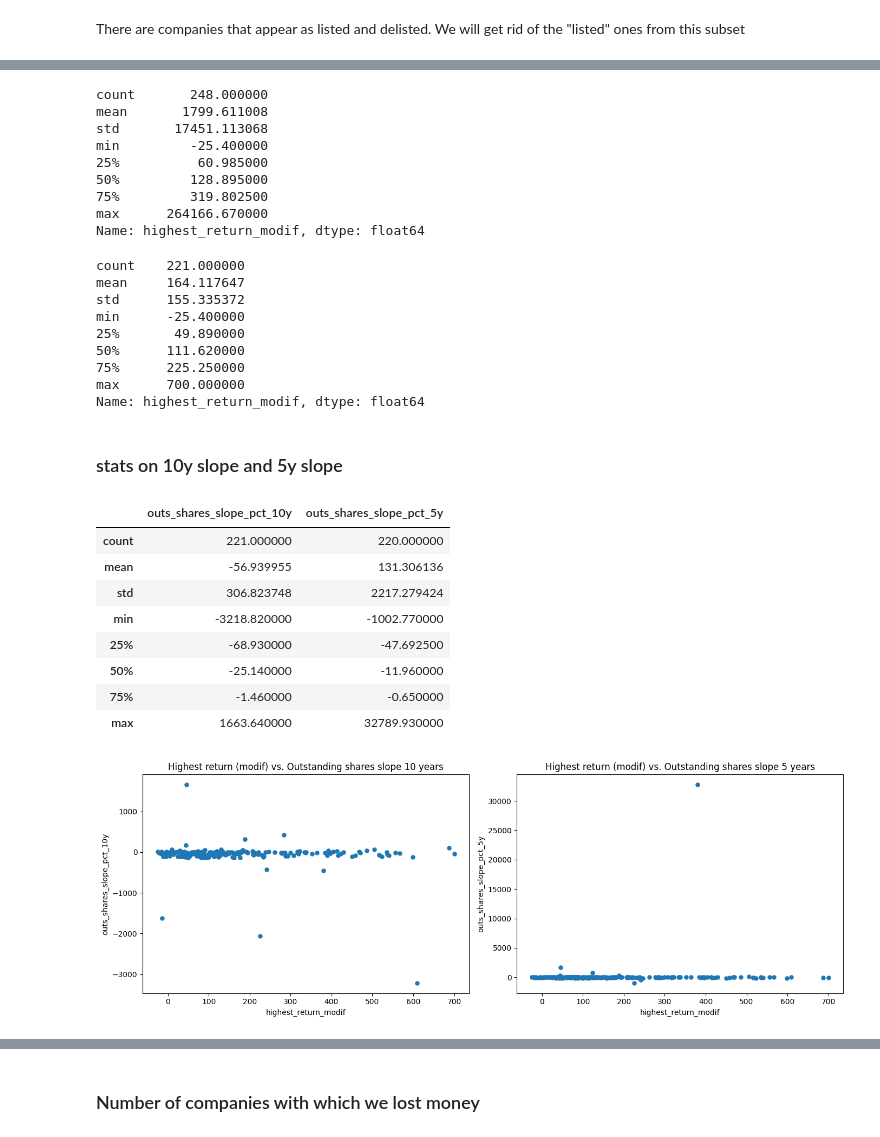
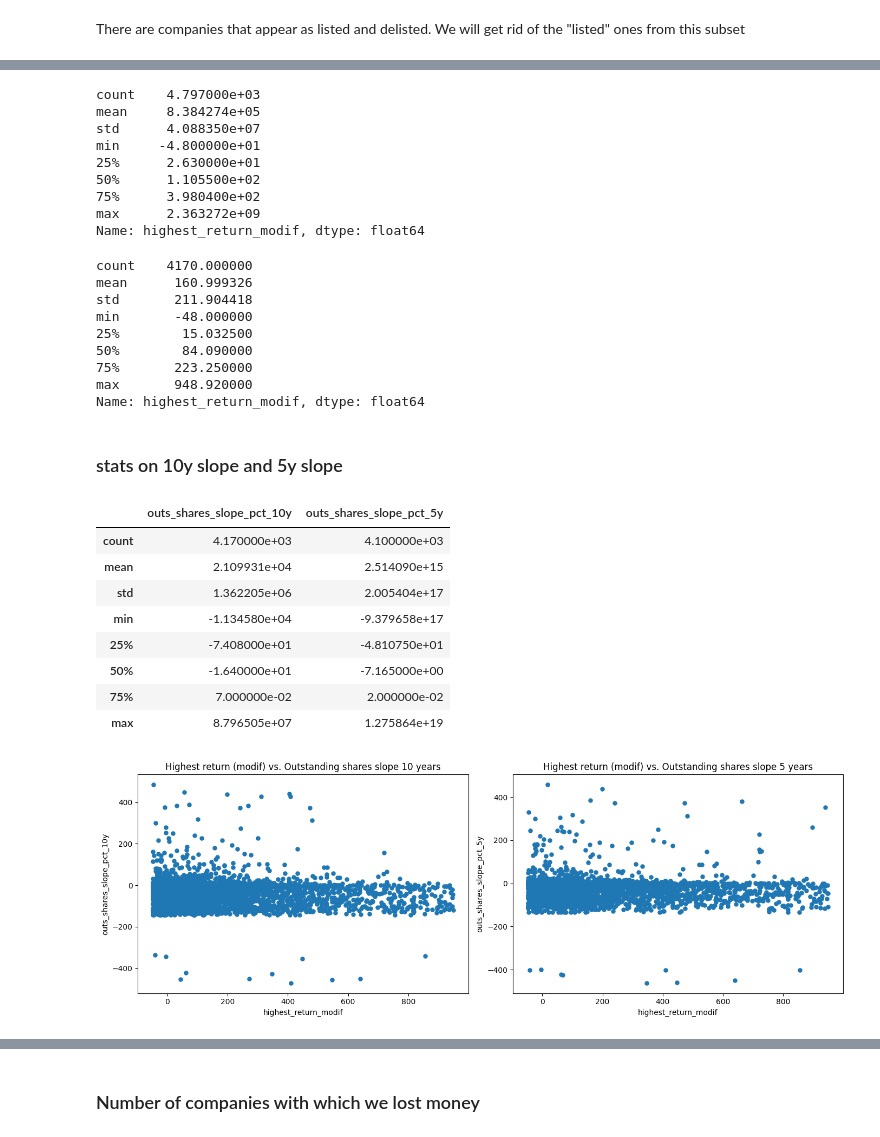
Before and after one commit to simonjpc/value_investment, a Jupyter notebook: notebooks/backtesting-output-analysis.ipynb, the cells around one changed output, grey strips where cells are left out. Cells and saved outputs as stored; diff of their text form; code cells hidden in the pictures.

```diff
--- a/notebooks/backtesting-output-analysis.ipynb
+++ b/notebooks/backtesting-output-analysis.ipynb
@@ -102,0 +116,4 @@ Name: highest_return_modif, dtype: float64
+# %%
+print(df.shape)
+df = df[df["highest_return_modif"] != np.Inf]
+print(df.shape)
@@ -174,14 +206,14 @@ No companies appeared more than once
 # %%
 df["highest_return_modif"].describe()
 # %% [output]
-count       248.000000
-mean       1799.611008
-std       17451.113068
-min         -25.400000
-25%          60.985000
-50%         128.895000
-75%         319.802500
-max      264166.670000
+count    4.797000e+03
+mean     8.384274e+05
+std      4.088350e+07
+min     -4.800000e+01
+25%      2.630000e+01
+50%      1.105500e+02
+75%      3.980400e+02
+max      2.363272e+09
 Name: highest_return_modif, dtype: float64
 # %%
 # Let's get rid of the outliers
@@ -193,14 +225,14 @@ df_wo_outliers = df_wo_outliers[(df_wo_outliers["highest_return_modif"] >= q1 -
 # %%
 df_wo_outliers["highest_return_modif"].describe()
 # %% [output]
-count    221.000000
-mean     164.117647
-std      155.335372
-min      -25.400000
-25%       49.890000
-50%      111.620000
-75%      225.250000
-max      700.000000
+count    4170.000000
+mean      160.999326
+std       211.904418
+min       -48.000000
+25%        15.032500
+50%        84.090000
+75%       223.250000
+max       948.920000
 Name: highest_return_modif, dtype: float64
 # %% [markdown]
 ### stats on 10y slope and 5y slope
@@ -208,27 +240,31 @@ Name: highest_return_modif, dtype: float64
 df_wo_outliers[["outs_shares_slope_pct_10y", "outs_shares_slope_pct_5y"]].describe()
 # %% [output]
 |  | outs_shares_slope_pct_10y | outs_shares_slope_pct_5y |
-| count | 221.000000 | 220.000000 |
-| mean | -56.939955 | 131.306136 |
-| std | 306.823748 | 2217.279424 |
-| min | -3218.820000 | -1002.770000 |
-| 25% | -68.930000 | -47.692500 |
-| 50% | -25.140000 | -11.960000 |
-| 75% | -1.460000 | -0.650000 |
-| max | 1663.640000 | 32789.930000 |
+| count | 4.170000e+03 | 4.100000e+03 |
+| mean | 2.109931e+04 | 2.514090e+15 |
+| std | 1.362205e+06 | 2.005404e+17 |
+| min | -1.134580e+04 | -9.379658e+17 |
+| 25% | -7.408000e+01 | -4.810750e+01 |
+| 50% | -1.640000e+01 | -7.165000e+00 |
+| 75% | 7.000000e-02 | 2.000000e-02 |
+| max | 8.796505e+07 | 1.275864e+19 |
 # %%
+slope_thr = 500
+
 fig, ax = plt.subplots(1, 2, figsize=(14, 5))
-ax[0].scatter(df_wo_outliers["highest_return_modif"], df_wo_outliers["outs_shares_slope_pct_10y"], linewidths=0.1)
+condition_10y = (df_wo_outliers["outs_shares_slope_pct_10y"] > -slope_thr) & (df_wo_outliers["outs_shares_slope_pct_10y"] < slope_thr)
+ax[0].scatter(df_wo_outliers.loc[condition_10y, "highest_return_modif"], df_wo_outliers.loc[condition_10y, "outs_shares_slope_pct_10y"], linewidths=0.1)
 ax[0].set_xlabel("highest_return_modif")
 ax[0].set_ylabel("outs_shares_slope_pct_10y")
 ax[0].set_title("Highest return (modif) vs. Outstanding shares slope 10 years");
 
-ax[1].scatter(df_wo_outliers["highest_return_modif"], df_wo_outliers["outs_shares_slope_pct_5y"], linewidths=0.1)
+condition_5y = (df_wo_outliers["outs_shares_slope_pct_5y"] > -slope_thr) & (df_wo_outliers["outs_shares_slope_pct_5y"] < slope_thr)
+ax[1].scatter(df_wo_outliers.loc[condition_5y, "highest_return_modif"], df_wo_outliers.loc[condition_5y, "outs_shares_slope_pct_5y"], linewidths=0.1)
 ax[1].set_xlabel("highest_return_modif")
 ax[1].set_ylabel("outs_shares_slope_pct_5y")
 ax[1].set_title("Highest return (modif) vs. Outstanding shares slope 5 years");
 
 plt.tight_layout()
 # %% [output]
-[figure, old version]
+[figure, new version]
 # %%
```
Also changed, not shown: parts of 64 cells of this notebook, 1 other file.
